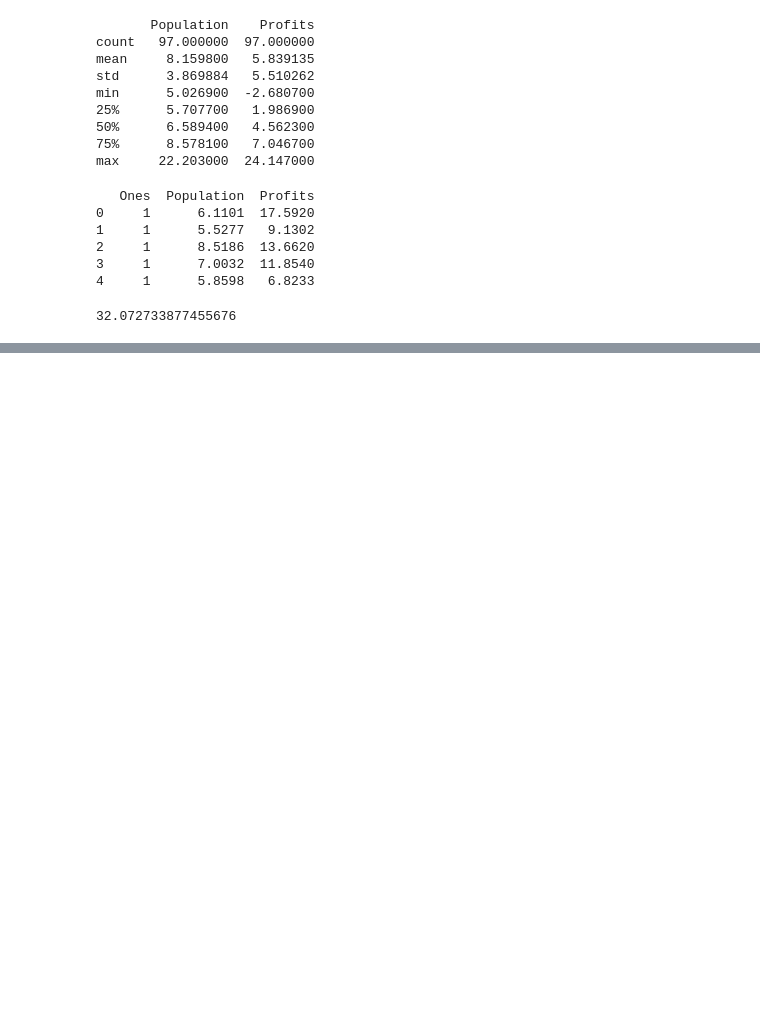
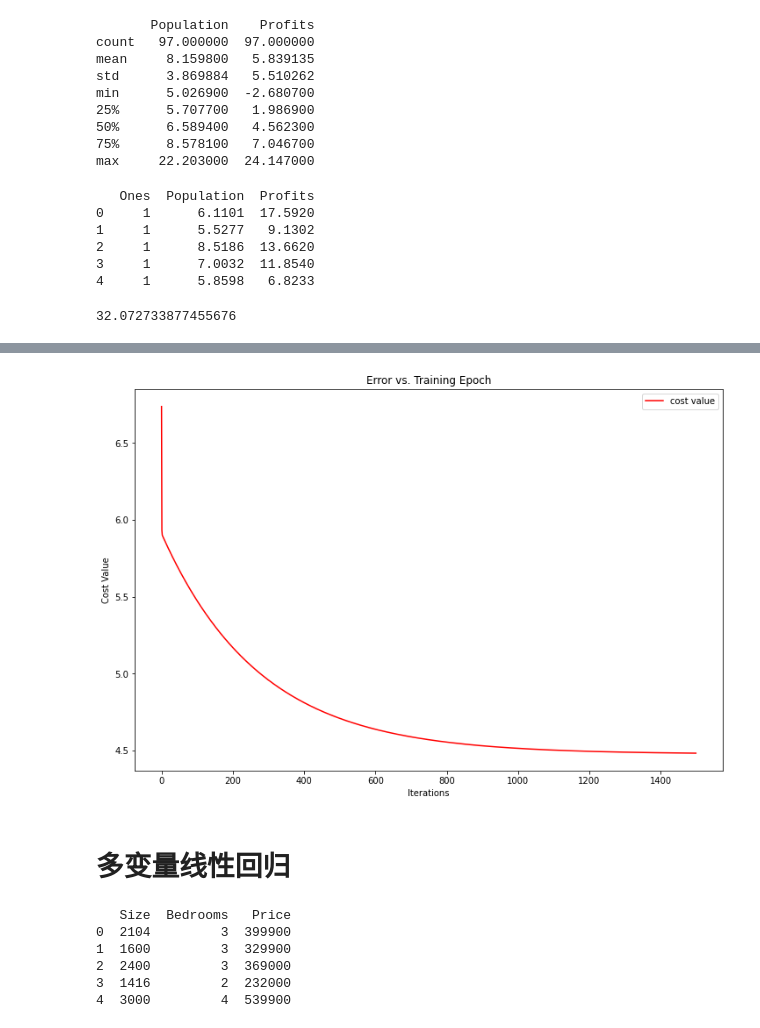
Before and after one commit to EngineeringBoy/ml, a Jupyter notebook: cs229/code/ext1/ext1.ipynb, the cells around one changed output, grey strips where cells are left out. Cells and saved outputs as stored; diff of their text form; code cells hidden in the pictures; blank space fills up the shorter version.

```diff
--- a/cs229/code/ext1/ext1.ipynb
+++ b/cs229/code/ext1/ext1.ipynb
@@ -77,0 +108,22 @@ def update(alpha,theta,x_batch,y_batch):
+# %%
+fig, ax = plt.subplots(figsize=(12,8))
+ax.plot(cost_value_list,'r',label='cost value')
+ax.legend(loc='best')
+ax.set_xlabel('Iterations')
+ax.set_ylabel('Cost Value')
+ax.set_title('Error vs. Training Epoch')
+plt.show()
+# %% [output]
+[figure, added]
+# %% [markdown]
+# 多变量线性回归
+# %%
+house_datasets = pd.read_csv('ex1data2.txt',header=None,names=['Size','Bedrooms','Price'])
+print(house_datasets.head())
+# %% [output]
+   Size  Bedrooms   Price
+0  2104         3  399900
+1  1600         3  329900
+2  2400         3  369000
+3  1416         2  232000
+4  3000         4  539900
```
Also changed, not shown: parts of 19 cells of this notebook.
